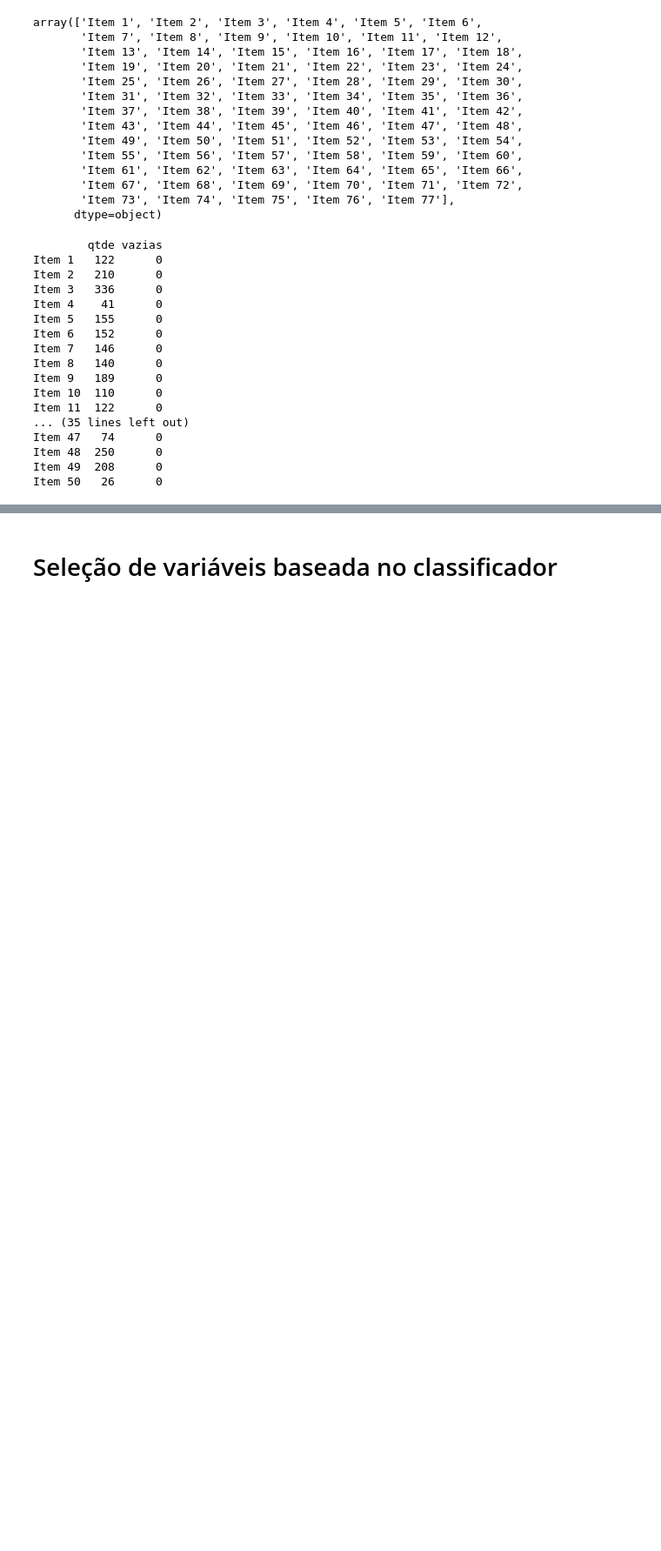
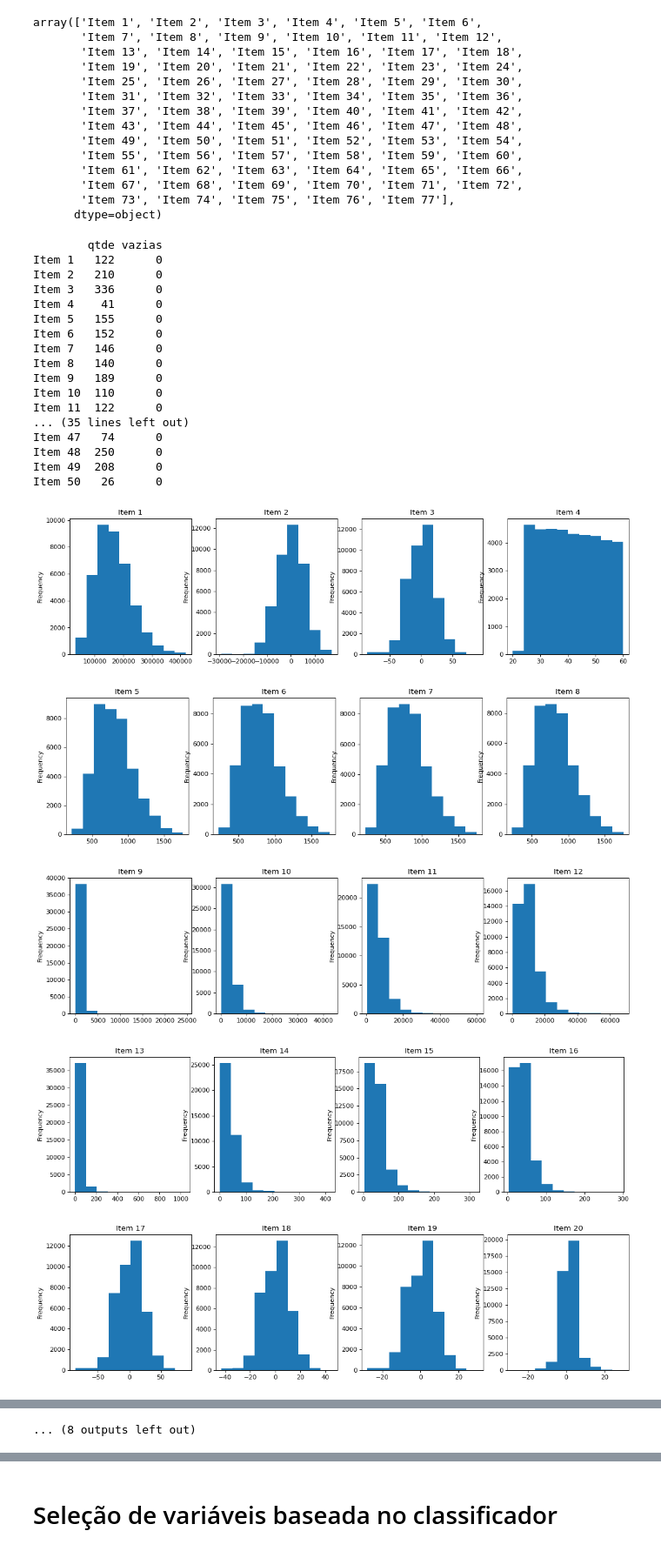
Before and after one commit to htsnet/automacao-de-negocios, a Jupyter notebook: Automacao_de_Negocios.ipynb, the cells around one changed output, grey strips where cells are left out. Shown: that part at 87% size. Cells and saved outputs as stored; diff of their text form; code cells hidden in the pictures; blank space fills up the shorter version.

```diff
--- a/Automacao_de_Negocios.ipynb
+++ b/Automacao_de_Negocios.ipynb
@@ -196,3 +197,23 @@ Item 47   74      0
 Item 48  250      0
 Item 49  208      0
 Item 50   26      0
+# %%
+#visualização da distribuição dos dados (todos os atributos são numéricos)
+#histograma para cada atributo
+for rodada in range(0, (len(all_vars)//4) + 1):
+  desloc = rodada * 4
+  fig, ax = plt.subplots(ncols=4, nrows=1, figsize=(16, 4), dpi=80, facecolor='w')
+  if desloc + 4 > len(all_vars):
+    limite = len(all_vars)
+  else:
+    limite = desloc + 4
+  for i in range(desloc, limite):
+      feature = all_vars[i]
+      ax[i - desloc].set_title(feature)
+      historic[feature].plot(kind='hist', ax=ax[i - desloc])
+# %% [output]
+[figure, added]
+[figure, added]
+[figure, added]
+[figure, added]
+[figure, added]
@@ -198,0 +227 @@ Item 50   26      0
+... (8 outputs left out)
```
Also changed, not shown: parts of 9 cells of this notebook.
